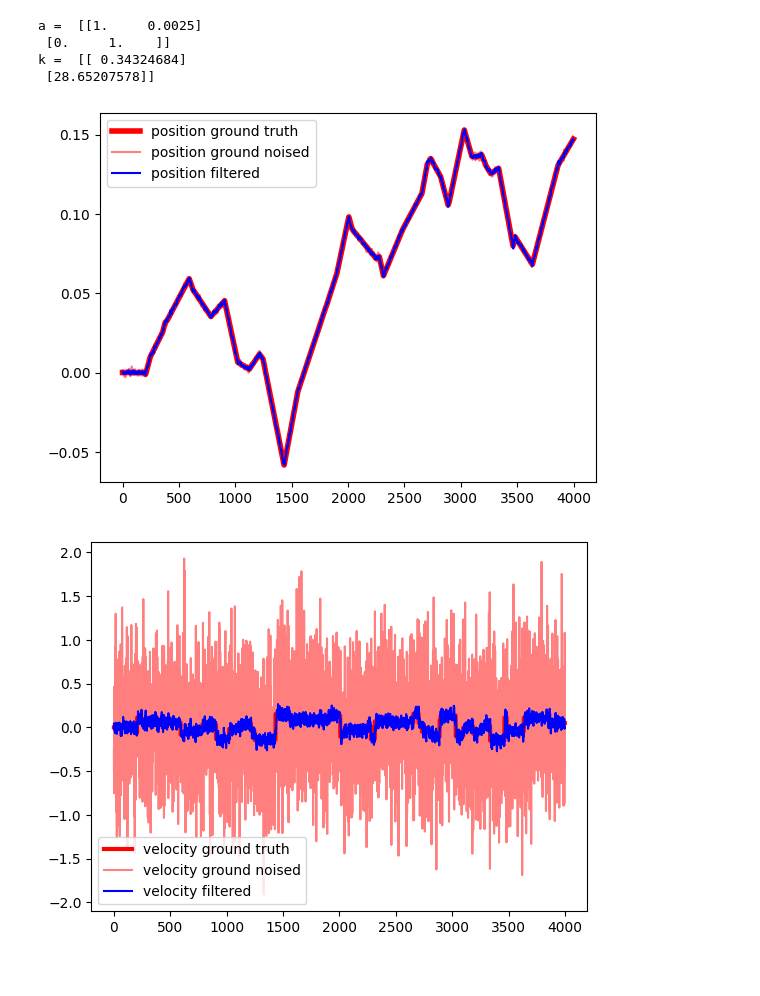
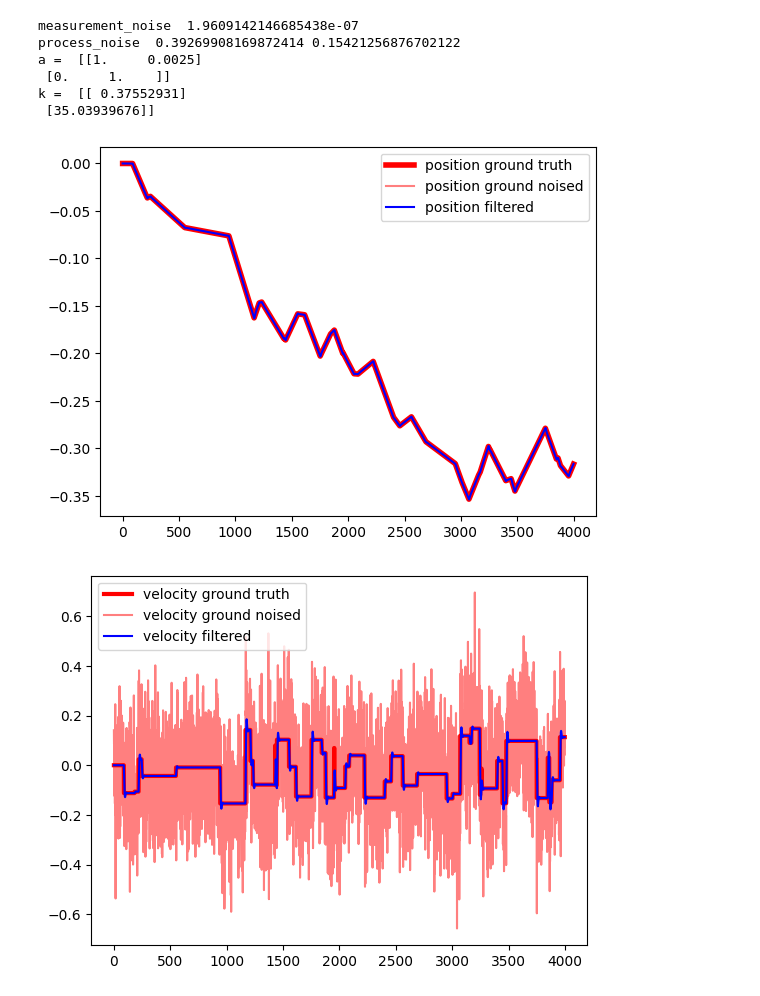
Before and after one commit to michalnand/motoko_ice_dragon_x, a Jupyter notebook: simulations/encoder_filter/encoder_filter.ipynb, the cells around one changed output. Cells and saved outputs as stored; diff of their text form; code cells hidden in the pictures.

Commit message:
kalman filter for encoder

```diff
--- a/simulations/encoder_filter/encoder_filter.ipynb
+++ b/simulations/encoder_filter/encoder_filter.ipynb
@@ -97,39 +97,56 @@ class EncoderKalmanFilter:
 n_steps = 4000
 
 dt = 0.0025
+encoder_resolution = 4096
+max_rpm = 1500.0
 
-pos_std = 0.001
-vel_std = 0.5
+quantization_error = 2.0*numpy.pi/encoder_resolution
+measurement_noise  = (quantization_error**2)/12.0
 
-pos_gt, pos_gt_noised, vel_gt, vel_gt_noised = create_signal(n_steps, pos_std, vel_std, dt=dt)
+print("measurement_noise ", measurement_noise)
 
-kf = EncoderKalmanFilter(dt, process_noise=vel_std, measurement_noise=10**-6)
+max_velocity = 1500.0*2.0*numpy.pi/60.0
+
+dv_max = max_velocity*dt
+process_noise = dv_max**2
+
+print("process_noise ", dv_max, process_noise)
+
+
+
+
+
+pos_gt, pos_gt_noised, vel_gt, vel_gt_noised = create_signal(n_steps, measurement_noise, process_noise, dt=dt)
+
+kf = EncoderKalmanFilter(dt, process_noise=process_noise, measurement_noise=measurement_noise)
 
 
 pos_fil = numpy.zeros(n_steps)
 vel_fil = numpy.zeros(n_steps)
 
 for n in range(n_steps):
     #pos_hat, vel_hat = kf.step(pos_gt_noised[n])
     pos_hat, vel_hat = kf.step_scalar(pos_gt_noised[n])
     pos_fil[n] = pos_hat
     vel_fil[n] = vel_hat
 
 plt.plot(pos_gt,        label="position ground truth", color = "red", lw=4)
 plt.plot(pos_gt_noised, label="position ground noised", color = "red", alpha=0.5)
 plt.plot(pos_fil,       label="position filtered", color = "blue")
 plt.legend()
 plt.show()
 
 plt.plot(vel_gt,        label="velocity ground truth", color = "red", lw=3)
 plt.plot(vel_gt_noised, label="velocity ground noised", color = "red", alpha=0.5)
 plt.plot(vel_fil,       label="velocity filtered", color = "blue")
 plt.legend()
 plt.show()
 # %% [output]
+measurement_noise  1.9609142146685438e-07
+process_noise  0.39269908169872414 0.15421256876702122
 a =  [[1.     0.0025]
  [0.     1.    ]]
-k =  [[ 0.34324684]
- [28.65207578]]
+k =  [[ 0.37552931]
+ [35.03939676]]
-[figure, old version]
+[figure, new version]
-[figure, old version]
+[figure, new version]
```
Also changed, not shown: 5 other files.
